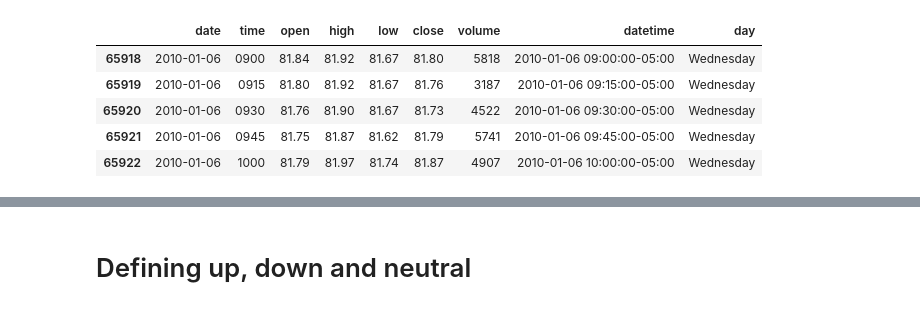
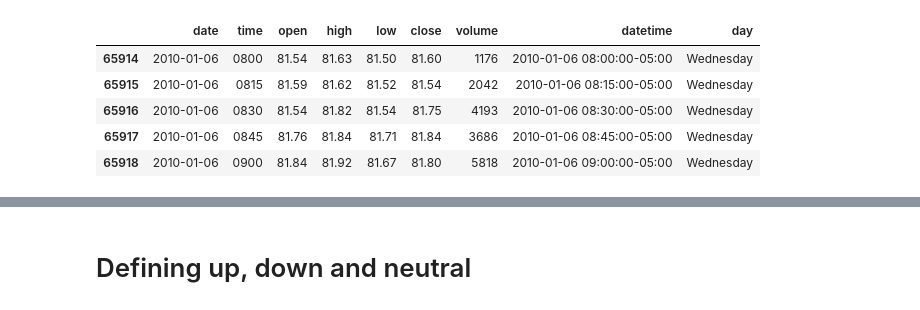
Before and after one commit to daQuincy/Takumi, a Jupyter notebook: 005 - feature_engineering.ipynb, the cells around one changed output, grey strips where cells are left out. Drawn from its saved outputs; the diff is of its cells as text; code cells hidden in the pictures.

```diff
--- a/005 - feature_engineering.ipynb
+++ b/005 - feature_engineering.ipynb
@@ -23,25 +27,25 @@ import pickle
 # %%
 if os.path.exists('./large_files/cl-1m.pkl'):
     df_wti_1m = pickle.load(open('./large_files/cl-1m.pkl', 'rb'))
 else:
     df_wti_1m = read_bm_data('./large_files/cl-1m.csv')
     pickle.dump(df_wti_1m, open('./large_files/cl-1m.pkl', 'wb'))
 
-df_wti_1m = df_wti_1m[(df_wti_1m['datetime'].dt.hour >= 9) & (df_wti_1m['datetime'].dt.hour < 16)]
+df_wti_1m = df_wti_1m[(df_wti_1m['datetime'].dt.hour >= 8) & (df_wti_1m['datetime'].dt.hour < 16)]
 
 df_wti = read_bm_data('./data/backtestmarket/cl-15m.csv')
 # take only wednesday data for 10 years
 
 df = df_wti.copy()
-df = df[(df['datetime'].dt.hour >= 9) & (df['datetime'].dt.hour < 16)]
+df = df[(df['datetime'].dt.hour >= 8) & (df['datetime'].dt.hour < 16)]
 df = df[(df['datetime'].dt.weekday == 2) & (df['datetime'].dt.year >= 2010) & (df['datetime'].dt.year <= 2019)]
 df.head()
 # %% [output]
 |  | date | time | open | high | low | close | volume | datetime | day |
+| 65914 | 2010-01-06 | 0800 | 81.54 | 81.63 | 81.50 | 81.60 | 1176 | 2010-01-06 08:00:00-05:00 | Wednesday |
+| 65915 | 2010-01-06 | 0815 | 81.59 | 81.62 | 81.52 | 81.54 | 2042 | 2010-01-06 08:15:00-05:00 | Wednesday |
+| 65916 | 2010-01-06 | 0830 | 81.54 | 81.82 | 81.54 | 81.75 | 4193 | 2010-01-06 08:30:00-05:00 | Wednesday |
+| 65917 | 2010-01-06 | 0845 | 81.76 | 81.84 | 81.71 | 81.84 | 3686 | 2010-01-06 08:45:00-05:00 | Wednesday |
 | 65918 | 2010-01-06 | 0900 | 81.84 | 81.92 | 81.67 | 81.80 | 5818 | 2010-01-06 09:00:00-05:00 | Wednesday |
-| 65919 | 2010-01-06 | 0915 | 81.80 | 81.92 | 81.67 | 81.76 | 3187 | 2010-01-06 09:15:00-05:00 | Wednesday |
-| 65920 | 2010-01-06 | 0930 | 81.76 | 81.90 | 81.67 | 81.73 | 4522 | 2010-01-06 09:30:00-05:00 | Wednesday |
-| 65921 | 2010-01-06 | 0945 | 81.75 | 81.87 | 81.62 | 81.79 | 5741 | 2010-01-06 09:45:00-05:00 | Wednesday |
-| 65922 | 2010-01-06 | 1000 | 81.79 | 81.97 | 81.74 | 81.87 | 4907 | 2010-01-06 10:00:00-05:00 | Wednesday |
 # %%
 # define some common time
```
Also changed, not shown: parts of 52 cells of this notebook.
